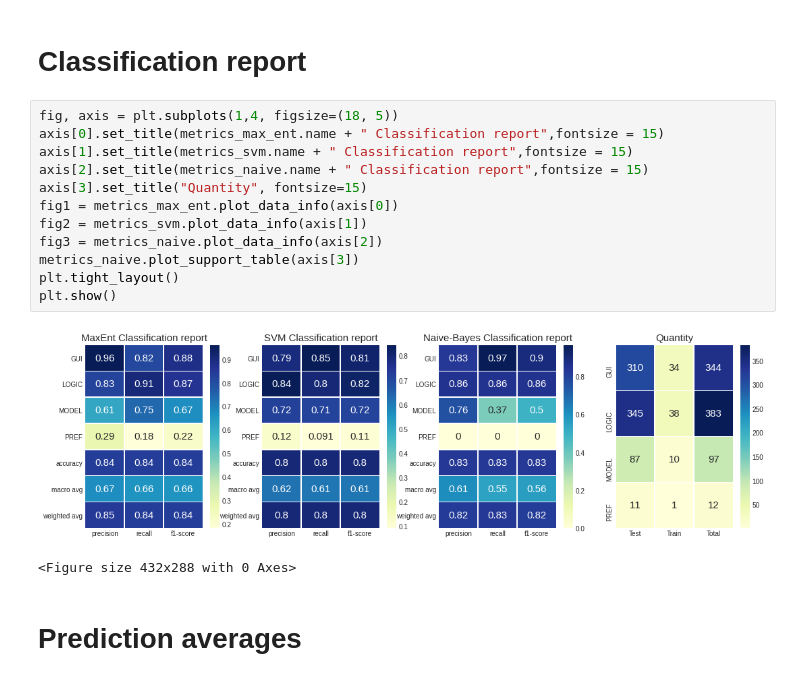
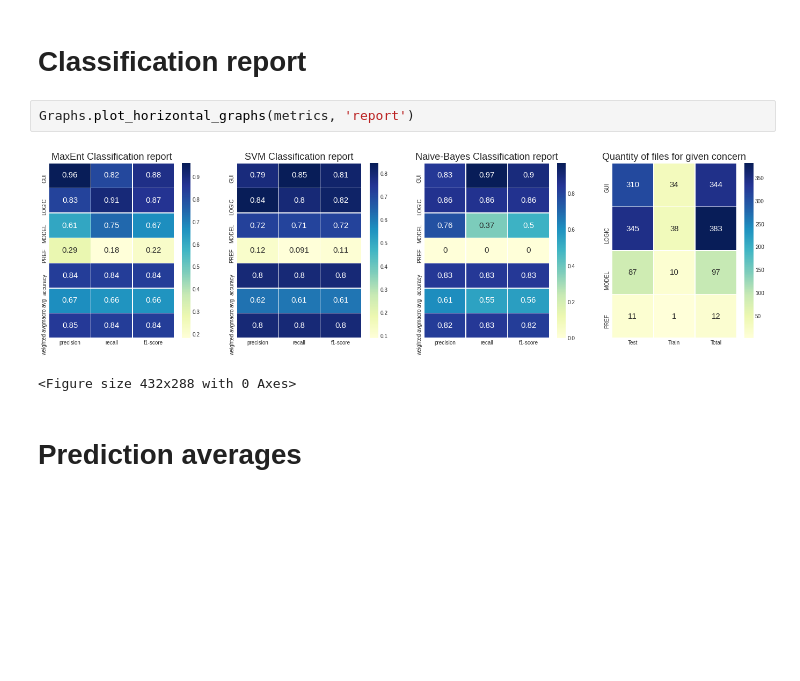
Before and after one commit to alexanderflorean/BSc-JavSoCoClassifier, a Jupyter notebook: jupyter/03_jabref_data_size_percentage.ipynb, the cells around one changed output. Saved outputs shown, nothing was run; the diff lists cells and outputs as text; blank space fills up the shorter version.

```diff
--- a/jupyter/03_jabref_data_size_percentage.ipynb
+++ b/jupyter/03_jabref_data_size_percentage.ipynb
@@ -151,20 +150,10 @@ plt.show()
 # %% [markdown]
 # Classification report
-# %%
-fig, axis = plt.subplots(1,4, figsize=(18, 5))
-axis[0].set_title(metrics_max_ent.name + " Classification report",fontsize = 15)
-axis[1].set_title(metrics_svm.name + " Classification report",fontsize = 15)
-axis[2].set_title(metrics_naive.name + " Classification report",fontsize = 15)
-axis[3].set_title("Quantity", fontsize=15)
-fig1 = metrics_max_ent.plot_data_info(axis[0])
-fig2 = metrics_svm.plot_data_info(axis[1])
-fig3 = metrics_naive.plot_data_info(axis[2])
-metrics_naive.plot_support_table(axis[3])
-plt.tight_layout()
-plt.show()
-# %% [output]
-[figure, removed]
-<Figure size 432x288 with 0 Axes>
+# %%
+Graphs.plot_horizontal_graphs(metrics, 'report')
+# %% [output]
+[figure, added]
+<Figure size 432x288 with 0 Axes>
 # %% [markdown]
 # Prediction averages
 # %%
```
Also changed, not shown: parts of 24 cells of this notebook, 1 other file.
